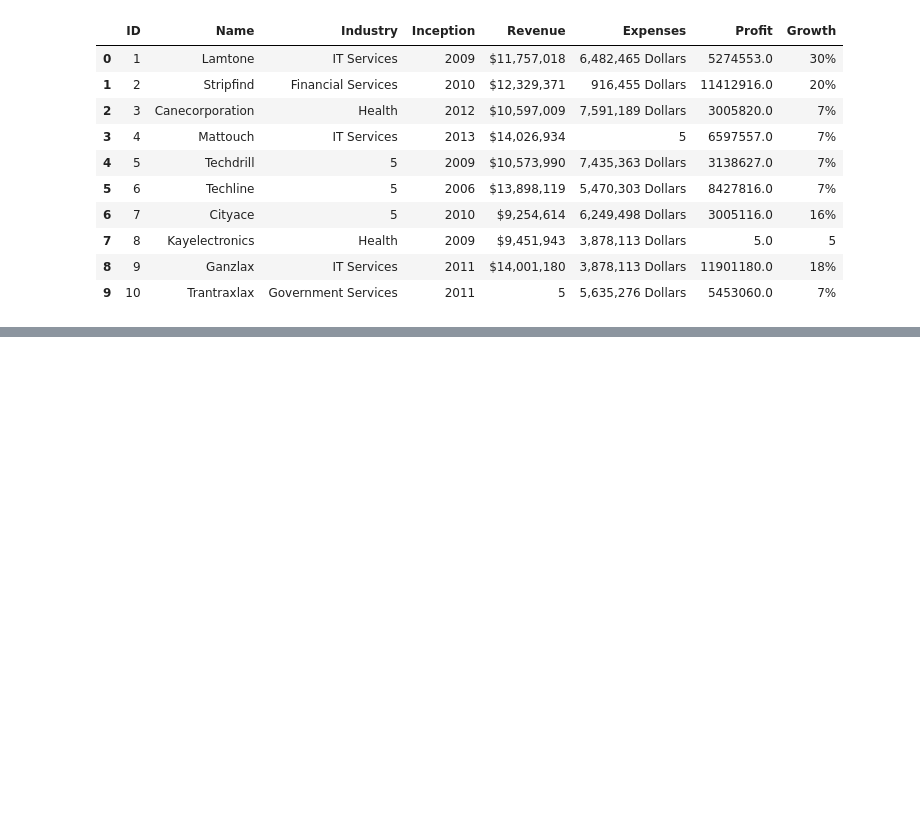
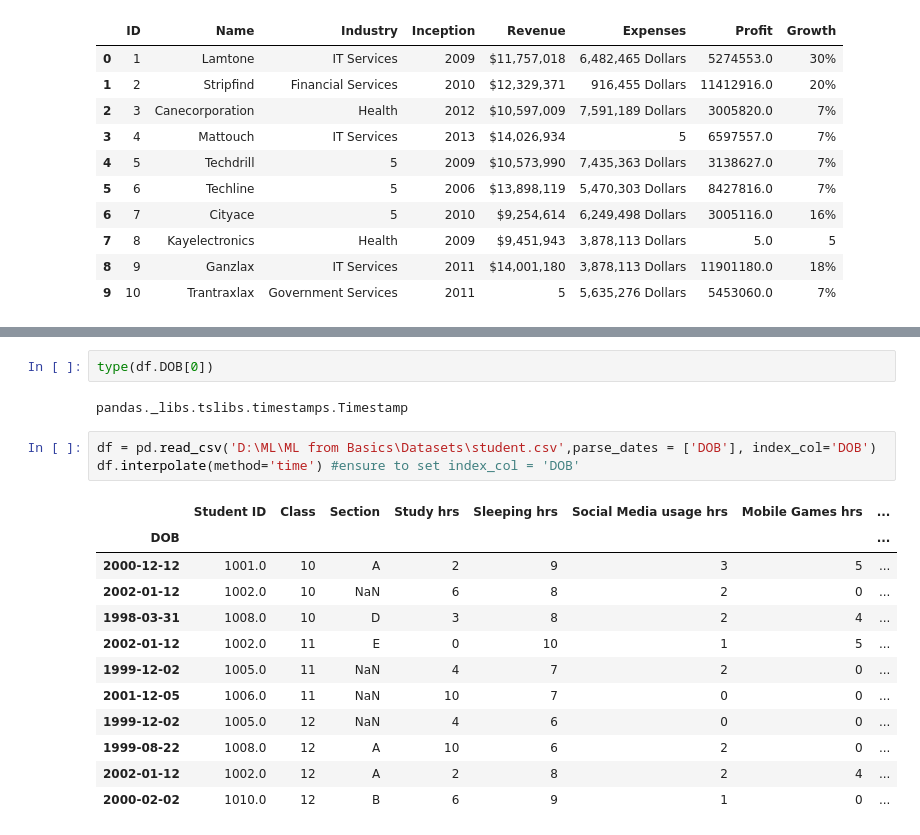
Before and after one commit to Jeevesh-Joshi/Machine-Learning-Basics, a Jupyter notebook: ML from Basics/Pandas Tutorials.ipynb, the cells around one changed output, grey strips where cells are left out. Drawn from its saved outputs; the diff is of its cells as text; blank space fills up the shorter version.

Commit message:
Pandas Completed

```diff
--- a/ML from Basics/Pandas Tutorials.ipynb
+++ b/ML from Basics/Pandas Tutorials.ipynb
@@ -858,0 +1080,20 @@ df
+# %%
+type(df.DOB[0])
+# %% [output]
+pandas._libs.tslibs.timestamps.Timestamp
+# %%
+df = pd.read_csv('D:\ML\ML from Basics\Datasets\student.csv',parse_dates = ['DOB'], index_col='DOB')
+df.interpolate(method='time') #ensure to set index_col = 'DOB'
+# %% [output]
+|  | Student ID | Class | Section | Study hrs | Sleeping hrs | Social Media usage hrs | Mobile Games hrs | ... |
+| DOB |  |  |  |  |  |  |  | ... |
+| 2000-12-12 | 1001.0 | 10 | A | 2 | 9 | 3 | 5 | ... |
+| 2002-01-12 | 1002.0 | 10 | NaN | 6 | 8 | 2 | 0 | ... |
+| 1998-03-31 | 1008.0 | 10 | D | 3 | 8 | 2 | 4 | ... |
+| 2002-01-12 | 1002.0 | 11 | E | 0 | 10 | 1 | 5 | ... |
+| 1999-12-02 | 1005.0 | 11 | NaN | 4 | 7 | 2 | 0 | ... |
+| 2001-12-05 | 1006.0 | 11 | NaN | 10 | 7 | 0 | 0 | ... |
+| 1999-12-02 | 1005.0 | 12 | NaN | 4 | 6 | 0 | 0 | ... |
+| 1999-08-22 | 1008.0 | 12 | A | 10 | 6 | 2 | 0 | ... |
+| 2002-01-12 | 1002.0 | 12 | A | 2 | 8 | 2 | 4 | ... |
+| 2000-02-02 | 1010.0 | 12 | B | 6 | 9 | 1 | 0 | ... |
```
Also changed, not shown: parts of 142 cells of this notebook, 4 other files.
